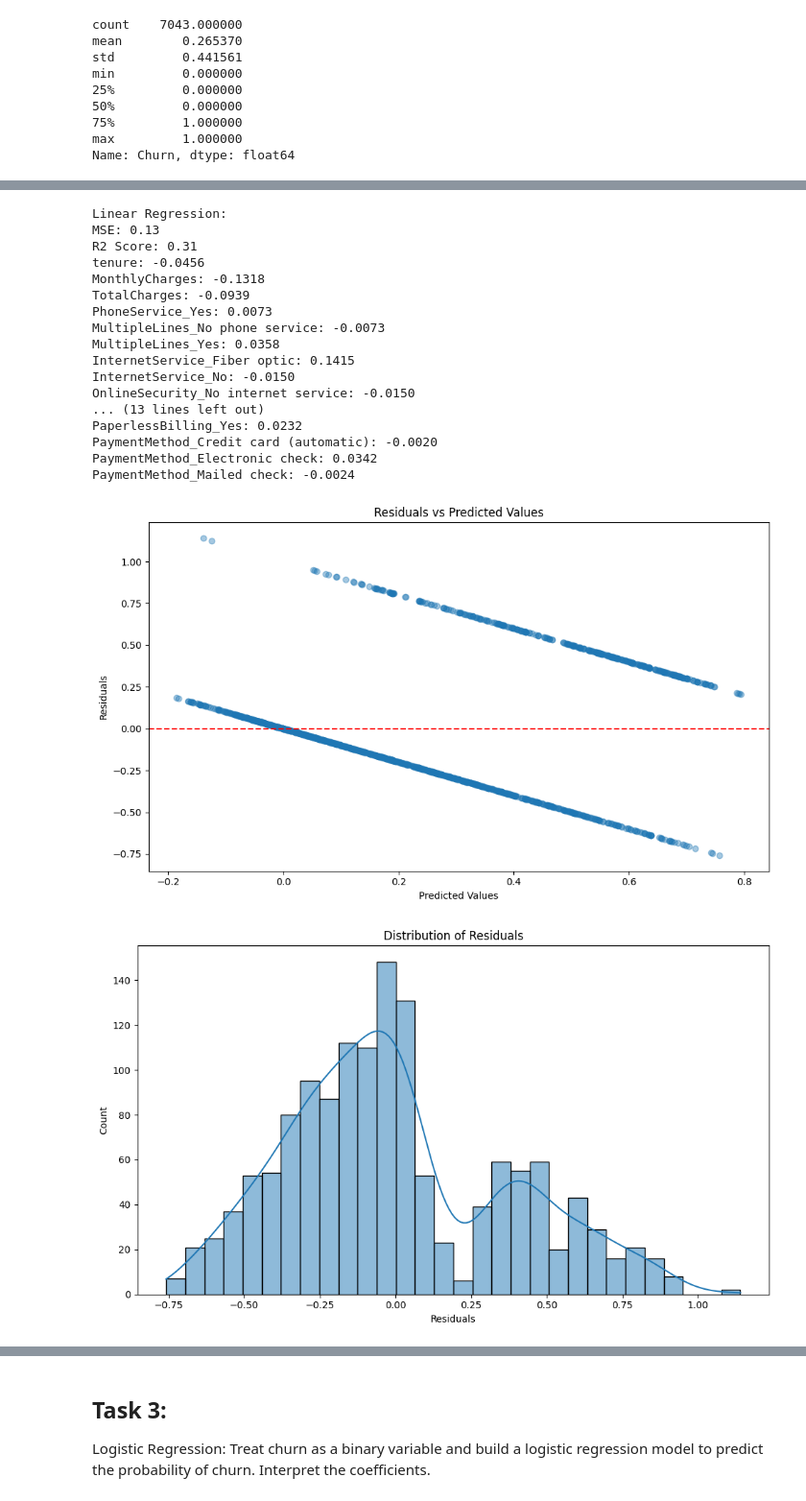
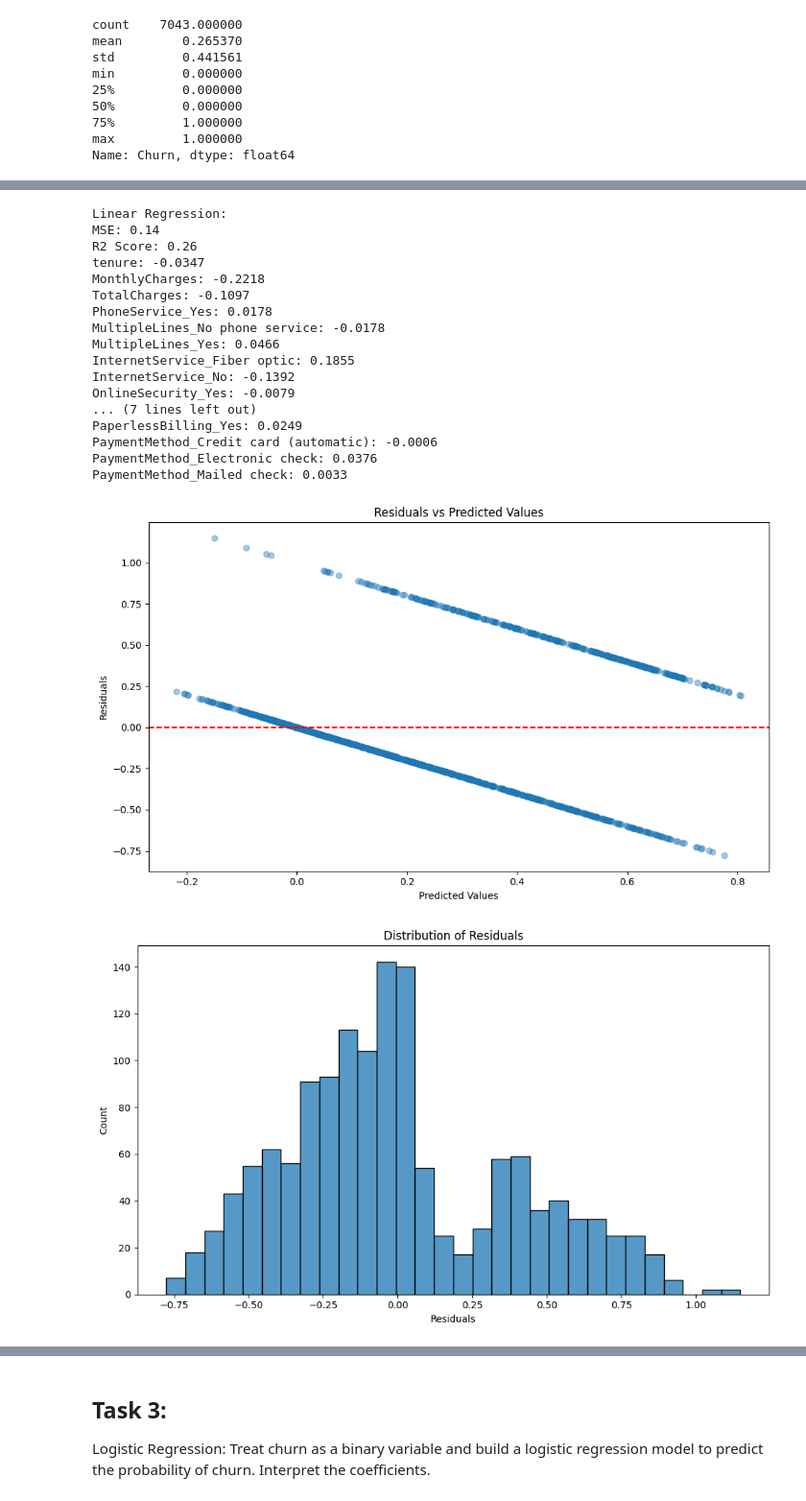
Before and after one commit to duke-aipi-Han/aipi590-XAI, a Jupyter notebook: assumption-junction/telco-churn-analysis.ipynb, the cells around one changed output, grey strips where cells are left out. Shown at 96% size. Cells and saved outputs as stored; diff of their text form; code cells hidden in the pictures.

```diff
--- a/assumption-junction/telco-churn-analysis.ipynb
+++ b/assumption-junction/telco-churn-analysis.ipynb
@@ -240,3 +264,10 @@ y = y_raw.map({'No': 0, 'Yes': 1})
 
 # one-hot encode categorical variables
 X = pd.get_dummies(X_raw, drop_first=True)
+
+duplicate_columns = X.T.duplicated()
+duplicate_features = X.columns[duplicate_columns].tolist()
+
+print("Duplicate features removed:", duplicate_features)
+
+X = X.loc[:, ~duplicate_columns]
@@ -261,0 +303,20 @@ X_test_scaled = scaler.transform(X_test)
+# %%
+# Perform a stratified split so the churn proportion is similar in train and test sets.
+X_train, X_test, y_train, y_test = train_test_split(
+    X,
+    y,
+    test_size=0.2,
+    random_state=42,
+    stratify=y
+)
+
+scaler = StandardScaler()
+X_train_scaled = scaler.fit_transform(X_train)
+X_test_scaled = scaler.transform(X_test)
+
+# Check for the non-finite values and constant columns that can cause numerical warnings.
+print(f'Train shape: {X_train.shape}; Test shape: {X_test.shape}')
+print(f'Train churn rate: {y_train.mean():.3f}; Test churn rate: {y_test.mean():.3f}')
+print(f'Non-finite scaled values: {np.isfinite(X_train_scaled).all() == False}')
+print(f'Zero-variance columns: {(X_train.nunique() <= 1).sum()}')
+print(f'Max absolute scaled value: {np.abs(X_train_scaled).max():.2f}')
@@ -278,22 +352,22 @@ def evaluate_model(model, X_train, X_test, y_train, y_test, model_name):
 lr_model, lr_pred = evaluate_model(LinearRegression(), X_train_scaled, X_test_scaled, y_train, y_test, "Linear Regression")
 # %% [output]
 Linear Regression:
-MSE: 0.13
-R2 Score: 0.31
-tenure: -0.0456
-MonthlyCharges: -0.1318
-TotalCharges: -0.0939
-PhoneService_Yes: 0.0073
-MultipleLines_No phone service: -0.0073
-MultipleLines_Yes: 0.0358
-InternetService_Fiber optic: 0.1415
-InternetService_No: -0.0150
-OnlineSecurity_No internet service: -0.0150
-... (13 lines left out)
-PaperlessBilling_Yes: 0.0232
-PaymentMethod_Credit card (automatic): -0.0020
-PaymentMethod_Electronic check: 0.0342
-PaymentMethod_Mailed check: -0.0024
+MSE: 0.14
+R2 Score: 0.26
+tenure: -0.0347
+MonthlyCharges: -0.2218
+TotalCharges: -0.1097
+PhoneService_Yes: 0.0178
+MultipleLines_No phone service: -0.0178
+MultipleLines_Yes: 0.0466
+InternetService_Fiber optic: 0.1855
+InternetService_No: -0.1392
+OnlineSecurity_Yes: -0.0079
+... (7 lines left out)
+PaperlessBilling_Yes: 0.0249
+PaymentMethod_Credit card (automatic): -0.0006
+PaymentMethod_Electronic check: 0.0376
+PaymentMethod_Mailed check: 0.0033
 # %%
 # check for homoscedasticity by plotting residuals vs predicted values
 residuals = y_test - lr_pred
@@ -312,20 +386,20 @@ plt.show()
 
 # the plot below has a funnel shape, which suggests heteroscedasticity. This violates the assumption of homoscedasticity, which states that the variance of the residuals should be constant across all levels of the independent variables. In this case, the variance of the residuals increases as the predicted values increase, indicating that the model's errors are not evenly distributed. This can lead to inefficient estimates and affect the validity of hypothesis tests.
 # %% [output]
-[figure, old version]
+[figure, new version]
 # %%
 # check for normality of residuals by plotting histogram
 plt.figure(figsize=(10, 6))
-sns.histplot(residuals, bins=30, kde=True)
+sns.histplot(residuals, bins=30, kde=False)
 plt.xlabel('Residuals')
 plt.ylabel('Count')
 plt.title('Distribution of Residuals')
 plt.tight_layout()
 plt.show()
 
 # For a binary target, residuals are not expected to be perfectly normal.
 # This histogram is descriptive because linear regression is being used as a baseline.
 
 # historgrams are bimodal with 2 normal looking peaks (which is expected for binary target variable). This indicates that the residuals are not normally distributed, which violates the assumption of normality. Non-normal residuals can affect the validity of hypothesis tests and confidence intervals, leading to unreliable inferences about the model's coefficients.
 # %% [output]
-[figure, old version]
+[figure, new version]
```
Also changed, not shown: parts of 21 cells of this notebook, 2 other files.
